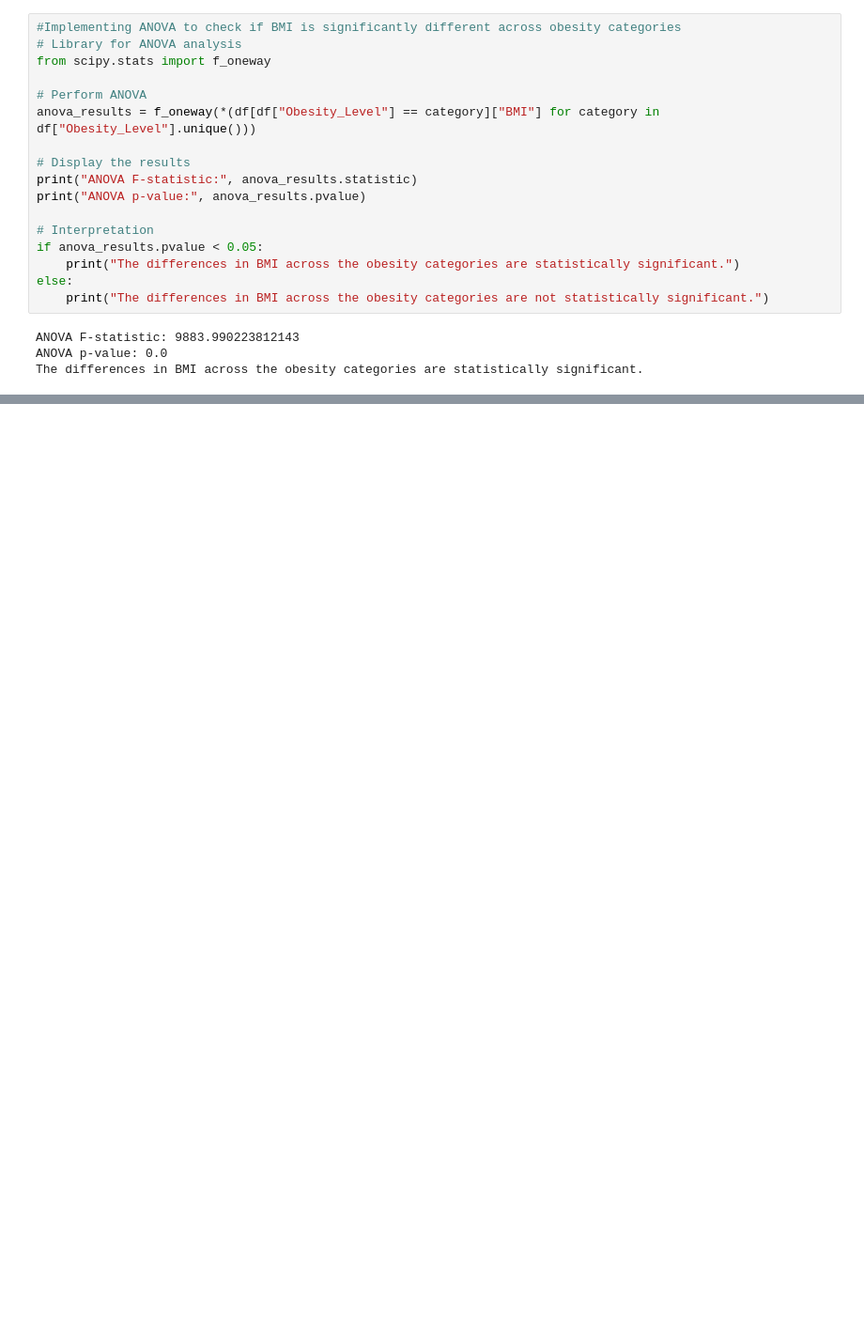
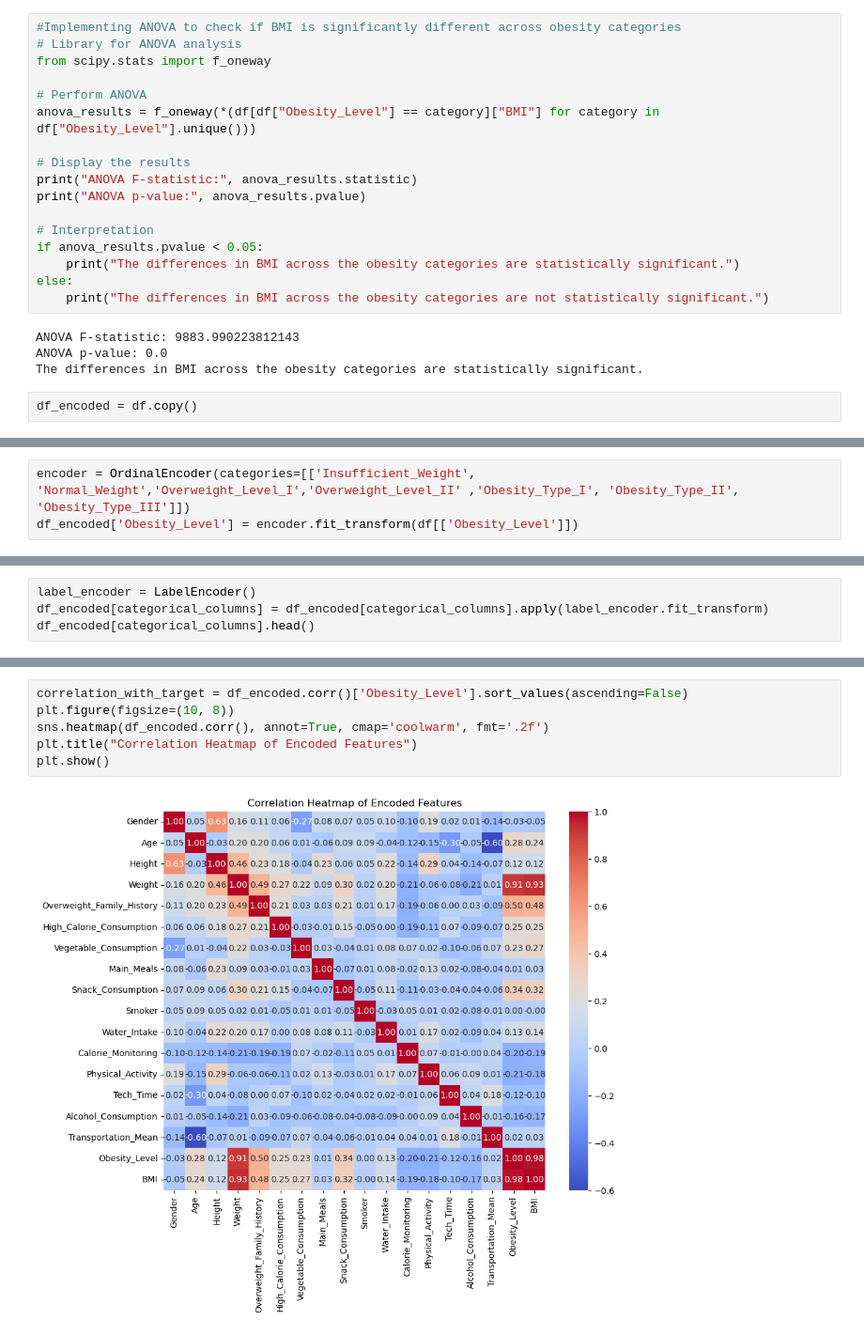
Before and after one commit to Ahmed-Madeh-Noah/Obesity-Level-Prediction, a Jupyter notebook: EDA.ipynb, the cells around one changed output, grey strips where cells are left out. Shown at 94% size. Drawn from its saved outputs; the diff is of its cells as text; blank space fills up the shorter version.

```diff
--- a/EDA.ipynb
+++ b/EDA.ipynb
@@ -186,3 +205,5 @@ else:
 ANOVA F-statistic: 9883.990223812143
 ANOVA p-value: 0.0
 The differences in BMI across the obesity categories are statistically significant.
+# %%
+df_encoded = df.copy()
@@ -188,0 +216,3 @@ The differences in BMI across the obesity categories are statistically significa
+# %%
+encoder = OrdinalEncoder(categories=[['Insufficient_Weight', 'Normal_Weight','Overweight_Level_I','Overweight_Level_II' ,'Obesity_Type_I', 'Obesity_Type_II', 'Obesity_Type_III']])
+df_encoded['Obesity_Level'] = encoder.fit_transform(df[['Obesity_Level']])
@@ -188,0 +231,4 @@ The differences in BMI across the obesity categories are statistically significa
+# %%
+label_encoder = LabelEncoder()
+df_encoded[categorical_columns] = df_encoded[categorical_columns].apply(label_encoder.fit_transform)
+df_encoded[categorical_columns].head()
@@ -188,0 +242,8 @@ The differences in BMI across the obesity categories are statistically significa
+# %%
+correlation_with_target = df_encoded.corr()['Obesity_Level'].sort_values(ascending=False)
+plt.figure(figsize=(10, 8))
+sns.heatmap(df_encoded.corr(), annot=True, cmap='coolwarm', fmt='.2f')
+plt.title("Correlation Heatmap of Encoded Features")
+plt.show()
+# %% [output]
+[figure, added]
```
Also changed, not shown: parts of 17 cells of this notebook.
